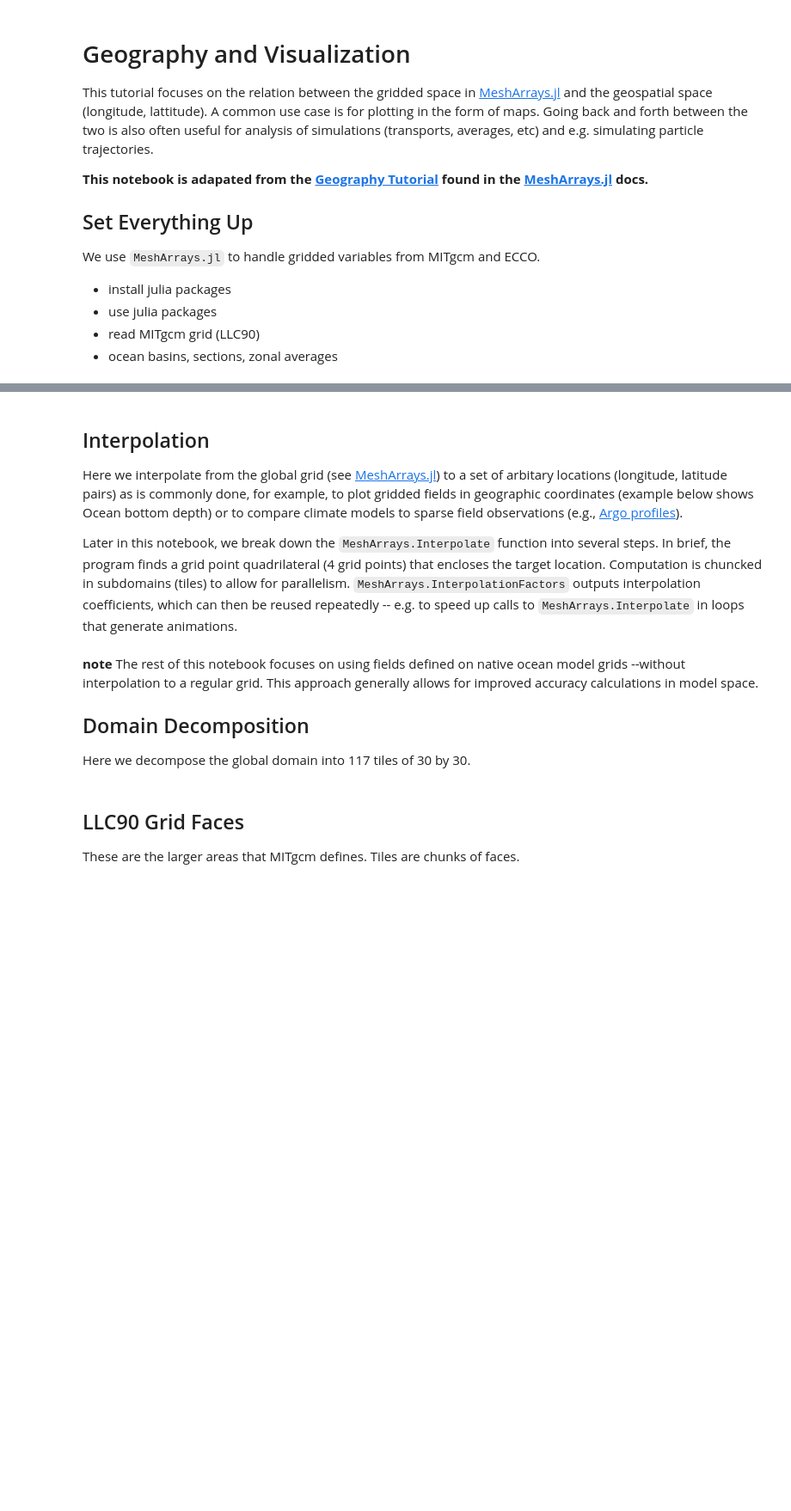
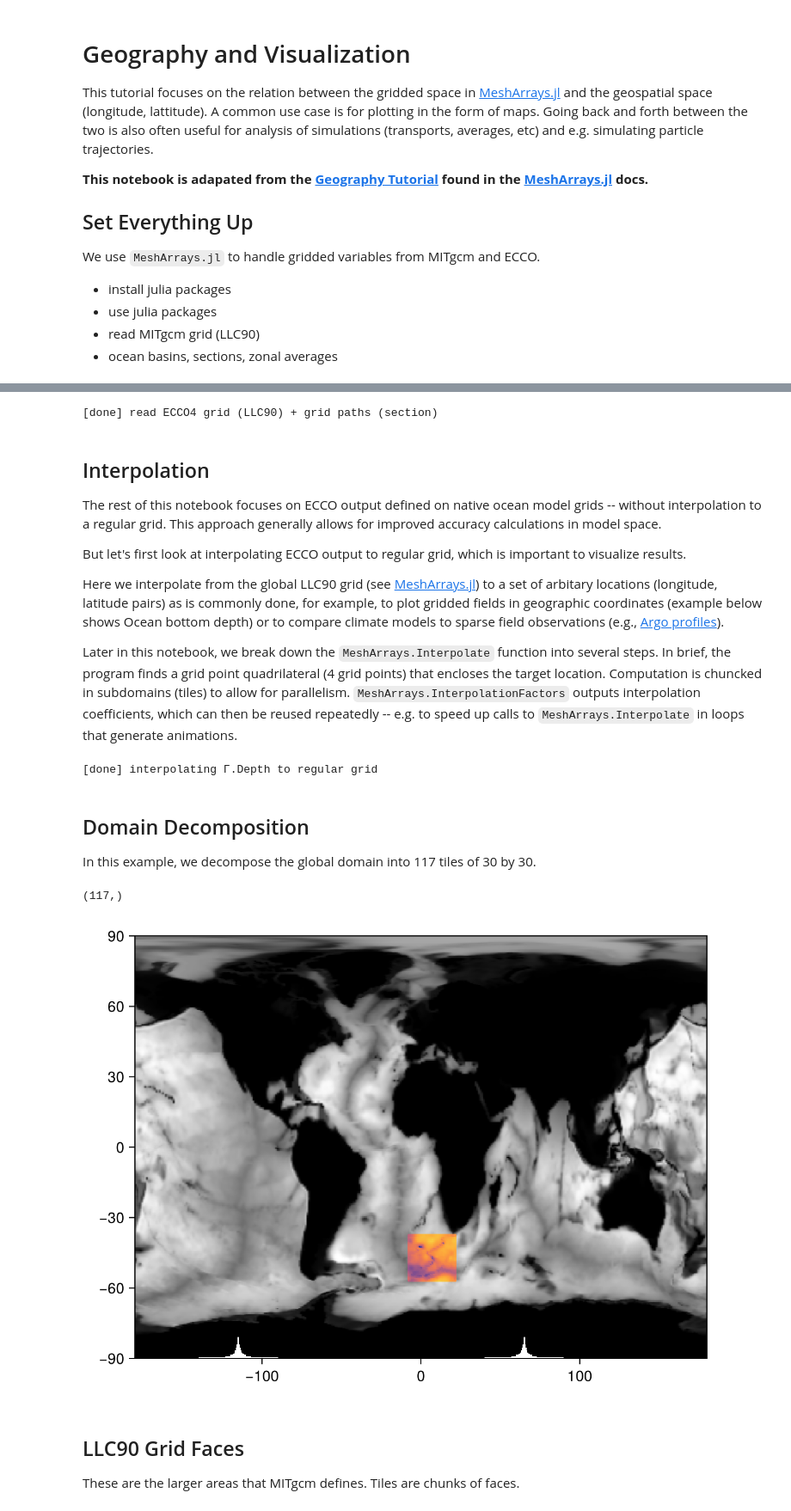
Before and after one commit to ECCO-Hackweek/ecco-2024, a Jupyter notebook: book/tutorials/Julia_setup/MITgcm_ECCO_grid.ipynb, the cells around one changed output, grey strips where cells are left out. Shown: that part at 86% size. Cells and saved outputs as stored; diff of their text form; code cells hidden in the pictures; blank space fills up the shorter version.

Commit message:
notebook improvements

```diff
--- a/book/tutorials/Julia_setup/MITgcm_ECCO_grid.ipynb
+++ b/book/tutorials/Julia_setup/MITgcm_ECCO_grid.ipynb
@@ -30,58 +30,60 @@ end
 # %%
-begin
-	pth=MeshArrays.GRID_LLC90
-	γ=GridSpec(ID=:LLC90)
-	Γ=GridLoad(γ;option="light")
+pth=MeshArrays.GRID_LLC90
+γ=GridSpec(ID=:LLC90)
+Γ=GridLoad(γ;option="light")
 
-    LC=LatitudeCircles(-89.0:89.0,Γ)
-	basins=demo.ocean_basins()
-	sections,path_sec=demo.ocean_sections(Γ)
-    println("[done] read ECCO4 grid (LLC90) + grid paths (section)")
-end
+LC=LatitudeCircles(-89.0:89.0,Γ)
+basins=demo.ocean_basins()
+sections,path_sec=demo.ocean_sections(Γ)
+println("[done] read ECCO4 grid (LLC90) + grid paths (section)")
+# %% [output]
+[done] read ECCO4 grid (LLC90) + grid paths (section)
 # %% [markdown]
 ## Interpolation
 
-Here we interpolate from the global grid (see [MeshArrays.jl](https://github.com/JuliaClimate/MeshArrays.jl)) to a set of arbitary locations (longitude, latitude pairs) as is commonly done, for example, to plot gridded fields in geographic coordinates (example below shows Ocean bottom depth) or to compare climate models to sparse field observations (e.g., [Argo profiles](https://github.com/JuliaOcean/ArgoData.jl)).
+The rest of this notebook focuses on ECCO output defined on native ocean model grids -- without interpolation to a regular grid. This approach generally allows for improved accuracy calculations in model space.
+
+But let's first look at interpolating ECCO output to regular grid, which is important to visualize results.
+
+Here we interpolate from the global LLC90 grid (see [MeshArrays.jl](https://github.com/JuliaClimate/MeshArrays.jl)) to a set of arbitary locations (longitude, latitude pairs) as is commonly done, for example, to plot gridded fields in geographic coordinates (example below shows Ocean bottom depth) or to compare climate models to sparse field observations (e.g., [Argo profiles](https://github.com/JuliaOcean/ArgoData.jl)).
 
 Later in this notebook, we break down the `MeshArrays.Interpolate` function into several steps. In brief, the program finds a grid point quadrilateral (4 grid points) that encloses the target location. Computation is chuncked in subdomains (tiles) to allow for parallelism. `MeshArrays.InterpolationFactors` outputs interpolation coefficients, which can then be reused repeatedly -- e.g. to speed up calls to `MeshArrays.Interpolate` in loops that generate animations.
 # %%
-begin
-	λ=interpolation_setup()
-    hFacC=GridLoadVar("hFacC",γ)
-    μ=land_mask(hFacC[:,1])
+λ=interpolation_setup()
+hFacC=GridLoadVar("hFacC",γ)
+μ=land_mask(hFacC[:,1])
 
-	Depth_interpolated=Interpolate(λ.μ*Γ.Depth,λ.f,λ.i,λ.j,λ.w)
-	Depth_interpolated=reshape(Depth_interpolated,size(λ.lon))
-	#Depth_interpolated[findall(Depth_interpolated.==0.0)].=NaN
+Depth_interpolated=Interpolate(λ.μ*Γ.Depth,λ.f,λ.i,λ.j,λ.w)
+Depth_interpolated=reshape(Depth_interpolated,size(λ.lon))
+#Depth_interpolated[findall(Depth_interpolated.==0.0)].=NaN
 
-    println("[done] interpolating Γ.Depth to regular grid")
-end
+println("[done] interpolating Γ.Depth to regular grid")
+# %% [output]
+[done] interpolating Γ.Depth to regular grid
 # %% [markdown]
-**note** The rest of this notebook focuses on using fields defined on native ocean model grids --without interpolation to a regular grid. This approach generally allows for improved accuracy calculations in model space.
-
 ## Domain Decomposition
 
-Here we decompose the global domain into 117 tiles of 30 by 30.
+In this example, we decompose the global domain into 117 tiles of 30 by 30.
 # %%
-begin
-	nn=30
-	τ=Tiles(γ,nn,nn)
-	XC_tiled=Tiles(τ,Γ.XC)
-	YC_tiled=Tiles(τ,Γ.YC)
-	Depth_tiled=Tiles(τ,Γ.Depth)
-    size(Depth_tiled)
-end
+nn=30
+τ=Tiles(γ,nn,nn)
+XC_tiled=Tiles(τ,Γ.XC)
+YC_tiled=Tiles(τ,Γ.YC)
+Depth_tiled=Tiles(τ,Γ.Depth)
+size(Depth_tiled)
+# %% [output]
+(117,)
 # %%
-begin
-    mm=Int(round(size(Γ.XC[3],1)/nn))
-	oo=Int(floor(mm*mm*13/10))
-    ii=(1:mm*mm*13)[oo]
+mm=Int(round(size(Γ.XC[3],1)/nn))
+oo=Int(floor(mm*mm*13/10))
+ii=(1:mm*mm*13)[oo]
 
-    fig_tile=heatmap(Γ.Depth,interpolation=λ,colormap=:grayC,colorbar=false)
-    scatter!(current_axis(),XC_tiled[ii][:],YC_tiled[ii][:],color=Depth_tiled[ii][:],
-            markersize=4.0,colormap=:thermal,colorrange=(0.0,6000.0))
-    fig_tile
-end
+fig_tile=heatmap(Γ.Depth,interpolation=λ,colormap=:grayC,colorbar=false)
+scatter!(current_axis(),XC_tiled[ii][:],YC_tiled[ii][:],color=Depth_tiled[ii][:],
+        markersize=4.0,colormap=:thermal,colorrange=(0.0,6000.0))
+fig_tile
+# %% [output]
+[figure, added]
 # %% [markdown]
 ## LLC90 Grid Faces
 
```
Also changed, not shown: parts of 10 cells of this notebook, 4 other files.
